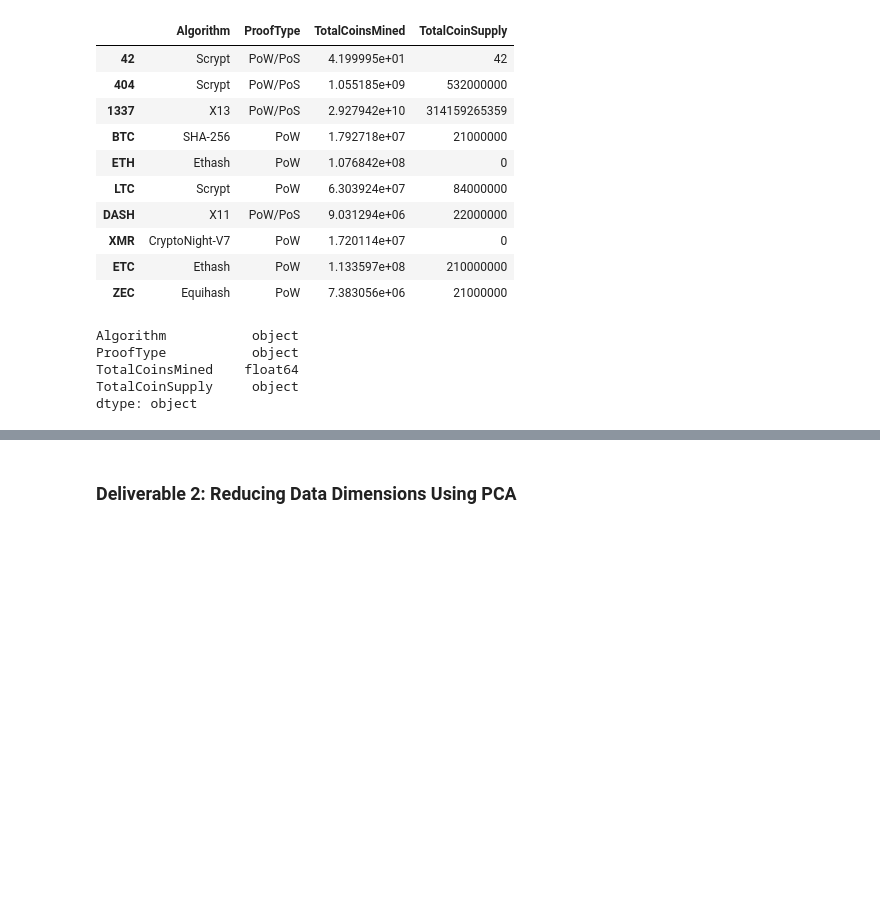
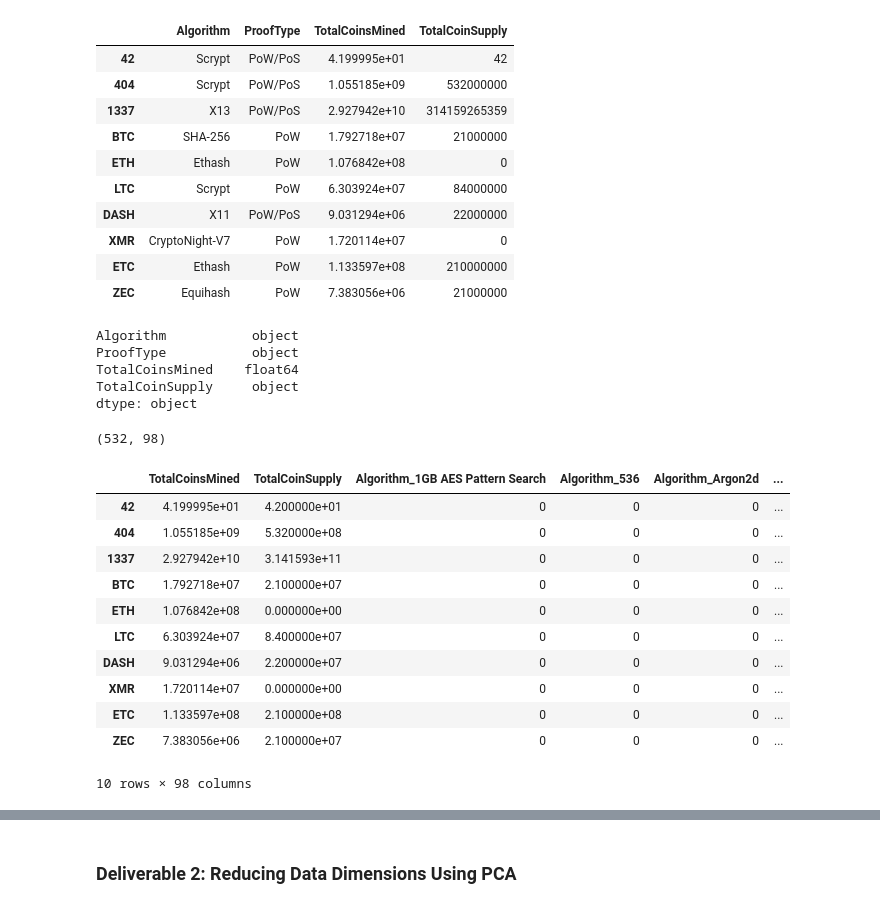
Before and after one commit to achoav/Cryptocurrency, a Jupyter notebook: crypto_clustering.ipynb, the cells around one changed output, grey strips where cells are left out. Drawn from its saved outputs; the diff is of its cells as text; code cells hidden in the pictures; blank space fills up the shorter version.

```diff
--- a/crypto_clustering.ipynb
+++ b/crypto_clustering.ipynb
@@ -161,8 +161,27 @@ ProofType           object
 TotalCoinsMined    float64
 TotalCoinSupply     object
 dtype: object
+# %%
+# TotalCoinSupply needs to be converted to float64
+crypto_df['TotalCoinSupply'] = crypto_df['TotalCoinSupply'].apply(pd.to_numeric, downcast='float', errors='coerce')
 # %%
-# Use get_dummies() to create variables for text features.
-# YOUR CODE HERE
+# Use get_dummies() to create variables for text features: "Algorithm" and "ProofType"
+X = pd.get_dummies(crypto_df, columns=["Algorithm", "ProofType"])
+print(X.shape)
+X.head(10)
+# %% [output]
+(532, 98)
+|  | TotalCoinsMined | TotalCoinSupply | Algorithm_1GB AES Pattern Search | Algorithm_536 | Algorithm_Argon2d | ... |
+| 42 | 4.199995e+01 | 4.200000e+01 | 0 | 0 | 0 | ... |
+| 404 | 1.055185e+09 | 5.320000e+08 | 0 | 0 | 0 | ... |
+| 1337 | 2.927942e+10 | 3.141593e+11 | 0 | 0 | 0 | ... |
+| BTC | 1.792718e+07 | 2.100000e+07 | 0 | 0 | 0 | ... |
+| ETH | 1.076842e+08 | 0.000000e+00 | 0 | 0 | 0 | ... |
+| LTC | 6.303924e+07 | 8.400000e+07 | 0 | 0 | 0 | ... |
+| DASH | 9.031294e+06 | 2.200000e+07 | 0 | 0 | 0 | ... |
+| XMR | 1.720114e+07 | 0.000000e+00 | 0 | 0 | 0 | ... |
+| ETC | 1.133597e+08 | 2.100000e+08 | 0 | 0 | 0 | ... |
+| ZEC | 7.383056e+06 | 2.100000e+07 | 0 | 0 | 0 | ... |
+10 rows × 98 columns
 # %%
 # Standardize the data with StandardScaler().
```
Also changed, not shown: parts of 1 cell of this notebook.
